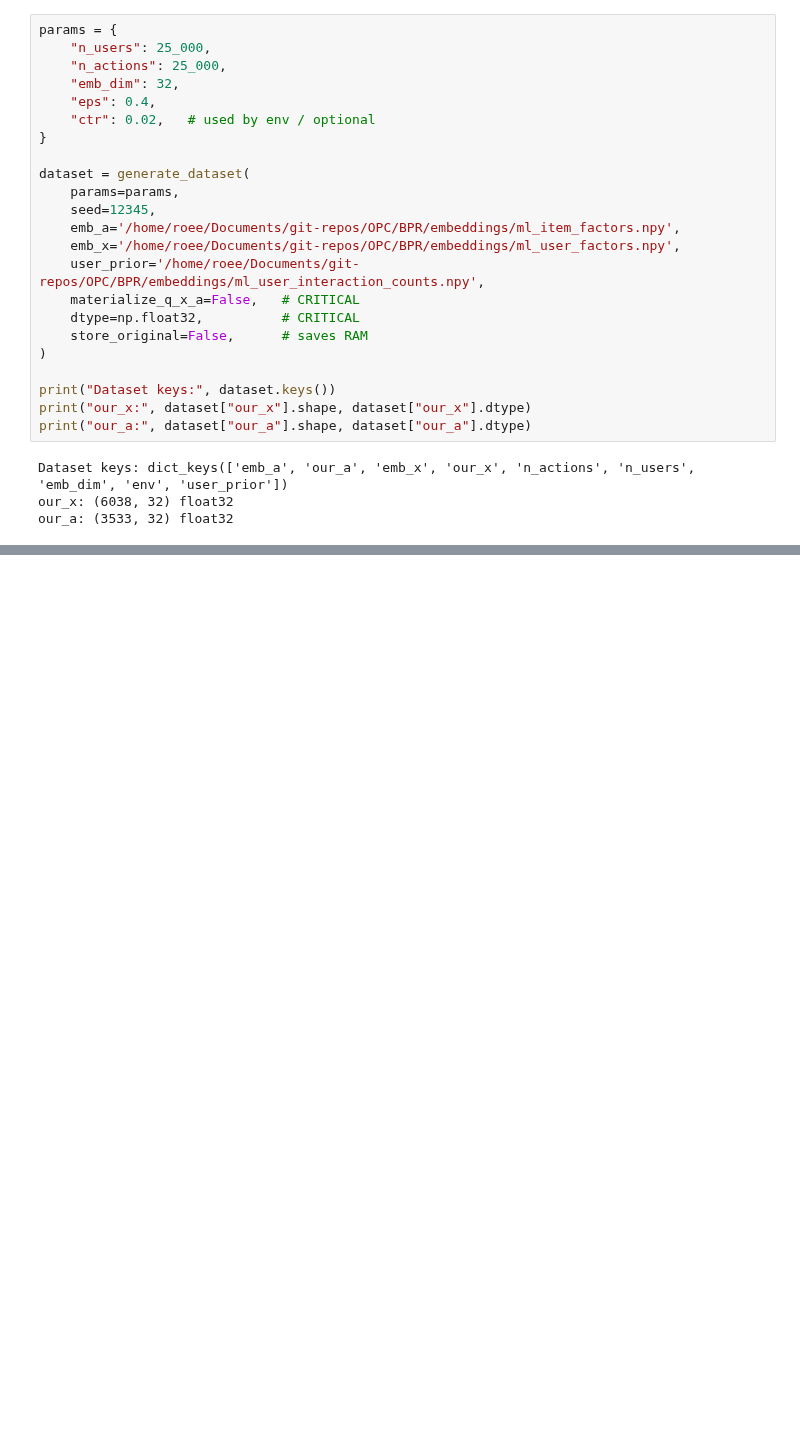
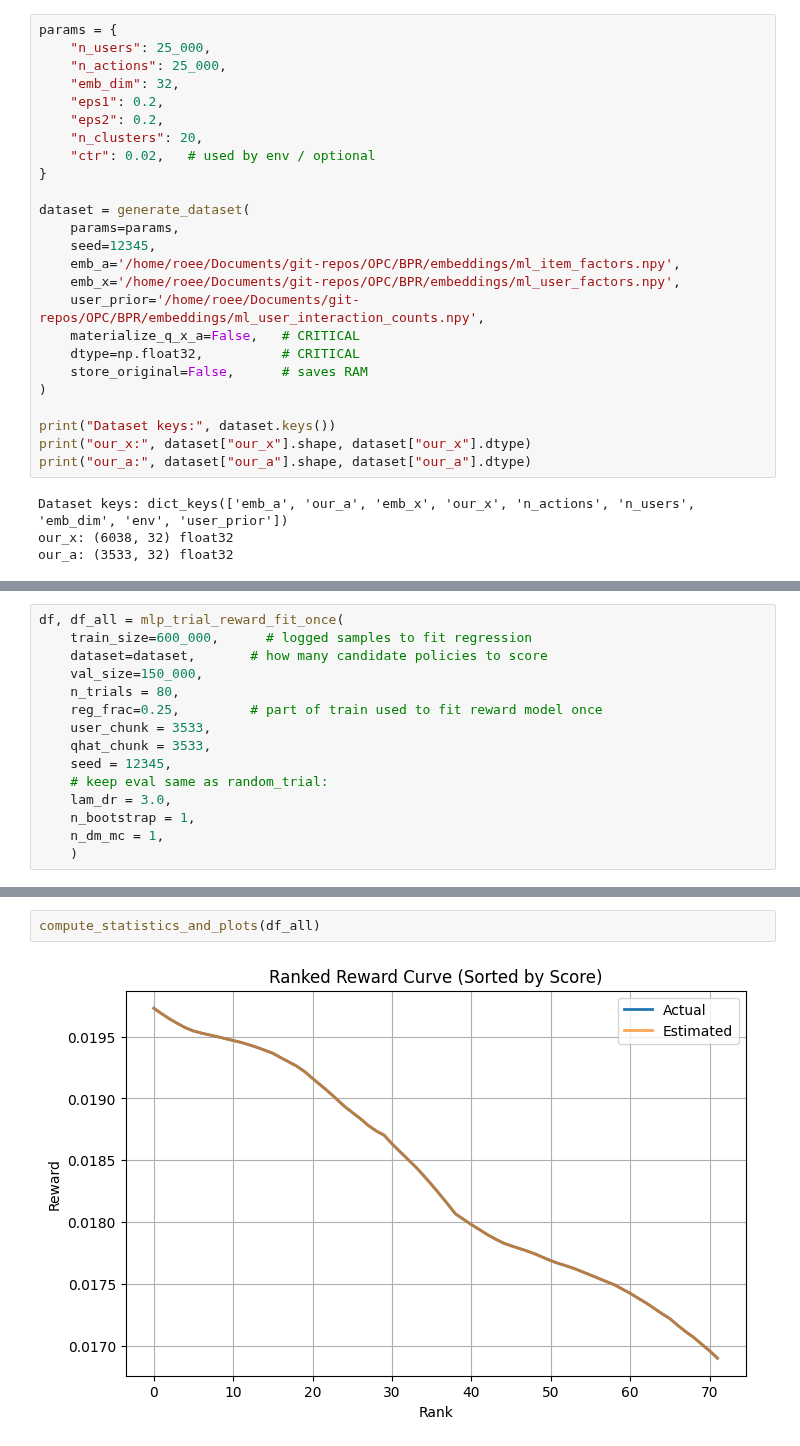
Before and after one commit to TauRoeed/OPC, a Jupyter notebook: new_trial.ipynb, the cells around one changed output, grey strips where cells are left out. Cells and saved outputs as stored; diff of their text form; blank space fills up the shorter version.

```diff
--- a/new_trial.ipynb
+++ b/new_trial.ipynb
@@ -23,7 +35,9 @@ params = {
     "n_users": 25_000,
     "n_actions": 25_000,
     "emb_dim": 32,
-    "eps": 0.4,
+    "eps1": 0.2,
+    "eps2": 0.2,
+    "n_clusters": 20,
     "ctr": 0.02,   # used by env / optional
 }
 
@@ -47,0 +186,15 @@ our_a: (3533, 32) float32
+# %%
+df, df_all = mlp_trial_reward_fit_once(
+    train_size=600_000,      # logged samples to fit regression
+    dataset=dataset,       # how many candidate policies to score
+    val_size=150_000,
+    n_trials = 80,
+    reg_frac=0.25,         # part of train used to fit reward model once
+    user_chunk = 3533,
+    qhat_chunk = 3533,
+    seed = 12345,
+    # keep eval same as random_trial:
+    lam_dr = 3.0,
+    n_bootstrap = 1,
+    n_dm_mc = 1,
+    )
@@ -47,0 +225,4 @@ our_a: (3533, 32) float32
+# %%
+compute_statistics_and_plots(df_all)
+# %% [output]
+[figure, added]
```
Also changed, not shown: parts of 21 cells of this notebook, 6 other files.
